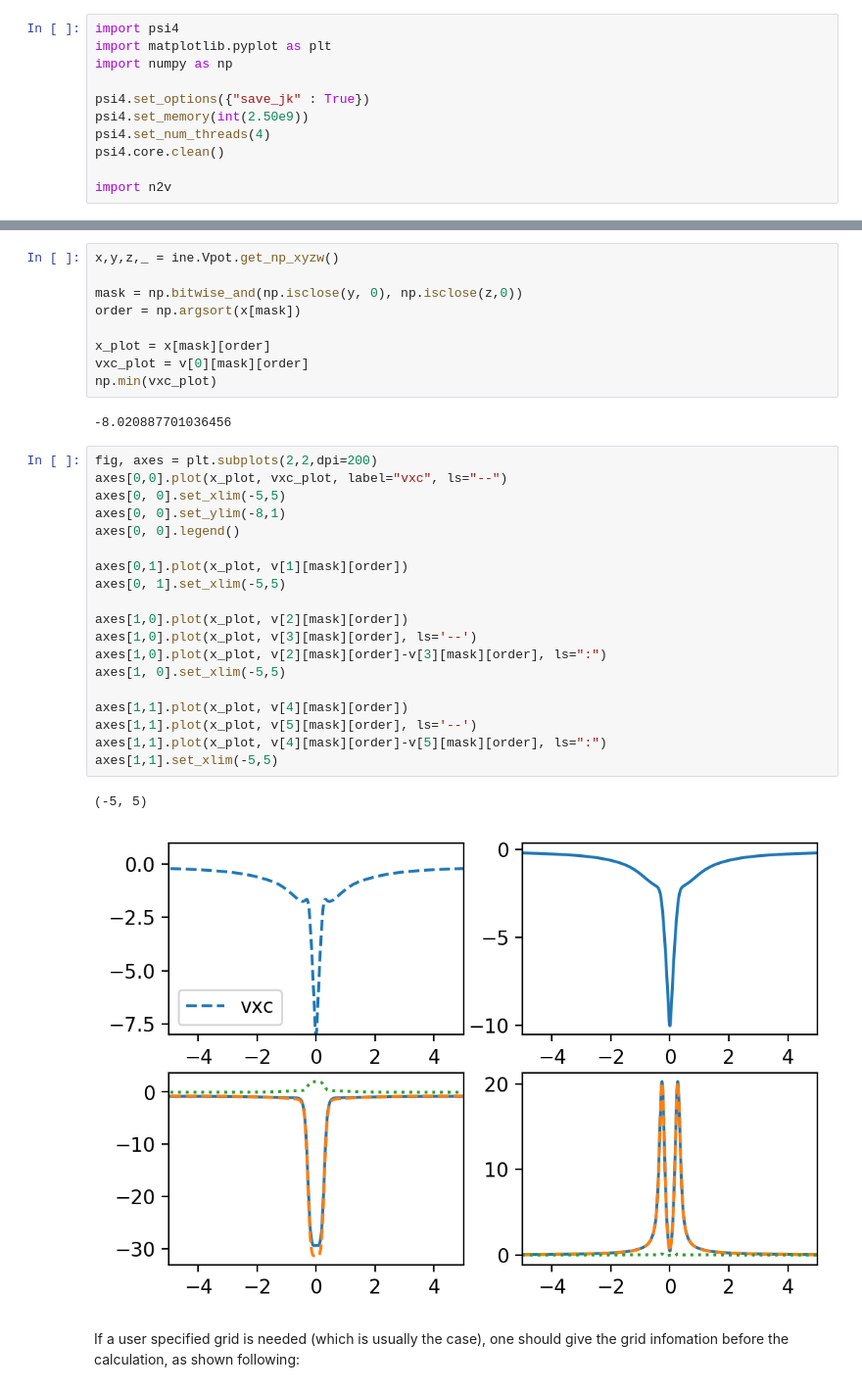
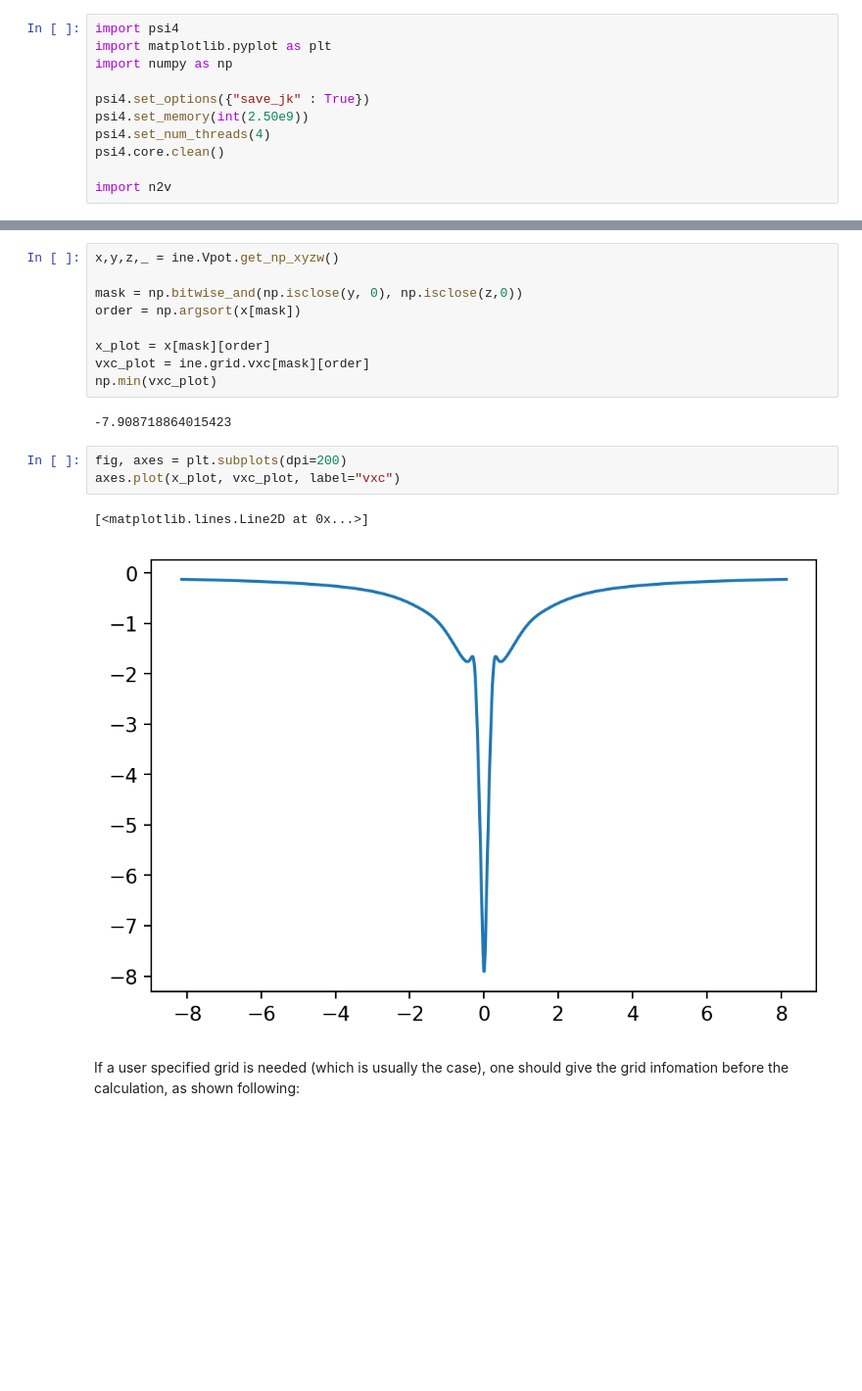
Before and after one commit to wasserman-group/n2v_examples, a Jupyter notebook: mRKS/Nobel_Gas.ipynb, the cells around one changed output, grey strips where cells are left out. Shown at 98% size. Drawn from its saved outputs; the diff is of its cells as text; blank space fills up the shorter version.

```diff
--- a/mRKS/Nobel_Gas.ipynb
+++ b/mRKS/Nobel_Gas.ipynb
@@ -70,32 +67,16 @@ mask = np.bitwise_and(np.isclose(y, 0), np.isclose(z,0))
 order = np.argsort(x[mask])
 
 x_plot = x[mask][order]
-vxc_plot = v[0][mask][order]
+vxc_plot = ine.grid.vxc[mask][order]
 np.min(vxc_plot)
 # %% [output]
--8.020887701036456
+-7.908718864015423
-# %%
-fig, axes = plt.subplots(2,2,dpi=200)
-axes[0,0].plot(x_plot, vxc_plot, label="vxc", ls="--")
-axes[0, 0].set_xlim(-5,5)
-axes[0, 0].set_ylim(-8,1)
-axes[0, 0].legend()
-
-axes[0,1].plot(x_plot, v[1][mask][order])
-axes[0, 1].set_xlim(-5,5)
-
-axes[1,0].plot(x_plot, v[2][mask][order])
-axes[1,0].plot(x_plot, v[3][mask][order], ls='--')
-axes[1,0].plot(x_plot, v[2][mask][order]-v[3][mask][order], ls=":")
-axes[1, 0].set_xlim(-5,5)
-
-axes[1,1].plot(x_plot, v[4][mask][order])
-axes[1,1].plot(x_plot, v[5][mask][order], ls='--')
-axes[1,1].plot(x_plot, v[4][mask][order]-v[5][mask][order], ls=":")
-axes[1,1].set_xlim(-5,5)
-# %% [output]
-(-5, 5)
-[figure, removed]
+# %%
+fig, axes = plt.subplots(dpi=200)
+axes.plot(x_plot, vxc_plot, label="vxc")
+# %% [output]
+[<matplotlib.lines.Line2D at 0x...>]
+[figure, added]
 # %% [markdown]
 If a user specified grid is needed (which is usually the case), one should give the grid infomation before the calculation, as shown following:
 # %%
```
Also changed, not shown: parts of 8 cells of this notebook.
